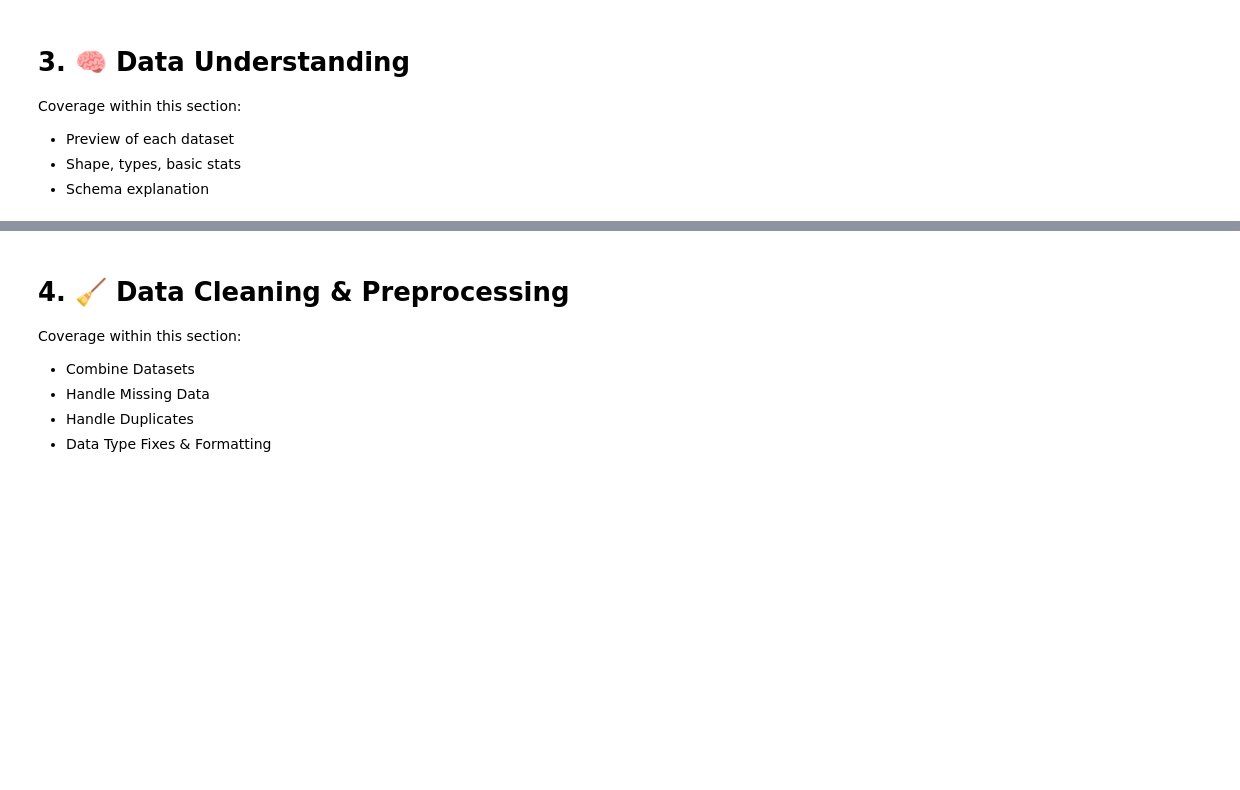
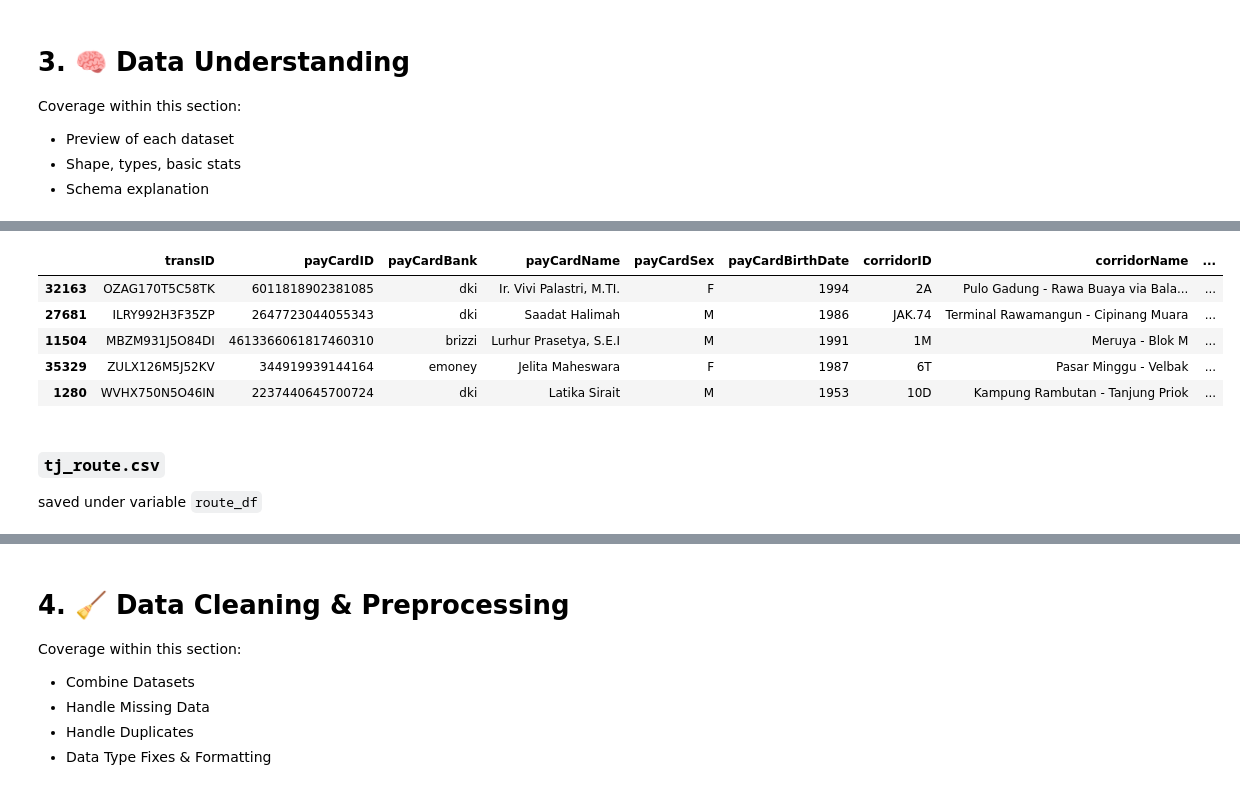
Before and after one commit to seanka/Python-TransJakarta-DataAnalysis, a Jupyter notebook: Notebook.ipynb, the cells around one changed output, grey strips where cells are left out. Saved outputs shown, nothing was run; the diff lists cells and outputs as text; code cells hidden in the pictures; blank space fills up the shorter version.

```diff
--- a/Notebook.ipynb
+++ b/Notebook.ipynb
@@ -216,0 +312,13 @@ Coverage within this section:
+# %%
+cust_df.sample(5)
+# %% [output]
+|  | transID | payCardID | payCardBank | payCardName | payCardSex | payCardBirthDate | corridorID | corridorName | ... |
+| 32163 | OZAG170T5C58TK | 6011818902381085 | dki | Ir. Vivi Palastri, M.TI. | F | 1994 | 2A | Pulo Gadung - Rawa Buaya via Bala... | ... |
+| 27681 | ILRY992H3F35ZP | 2647723044055343 | dki | Saadat Halimah | M | 1986 | JAK.74 | Terminal Rawamangun - Cipinang Muara | ... |
+| 11504 | MBZM931J5O84DI | 4613366061817460310 | brizzi | Lurhur Prasetya, S.E.I | M | 1991 | 1M | Meruya - Blok M | ... |
+| 35329 | ZULX126M5J52KV | 344919939144164 | emoney | Jelita Maheswara | F | 1987 | 6T | Pasar Minggu - Velbak | ... |
+| 1280 | WVHX750N5O46IN | 2237440645700724 | dki | Latika Sirait | M | 1953 | 10D | Kampung Rambutan - Tanjung Priok | ... |
+# %% [markdown]
+### `tj_route.csv`
+
+saved under variable `route_df`
```
Also changed, not shown: parts of 36 cells of this notebook.
